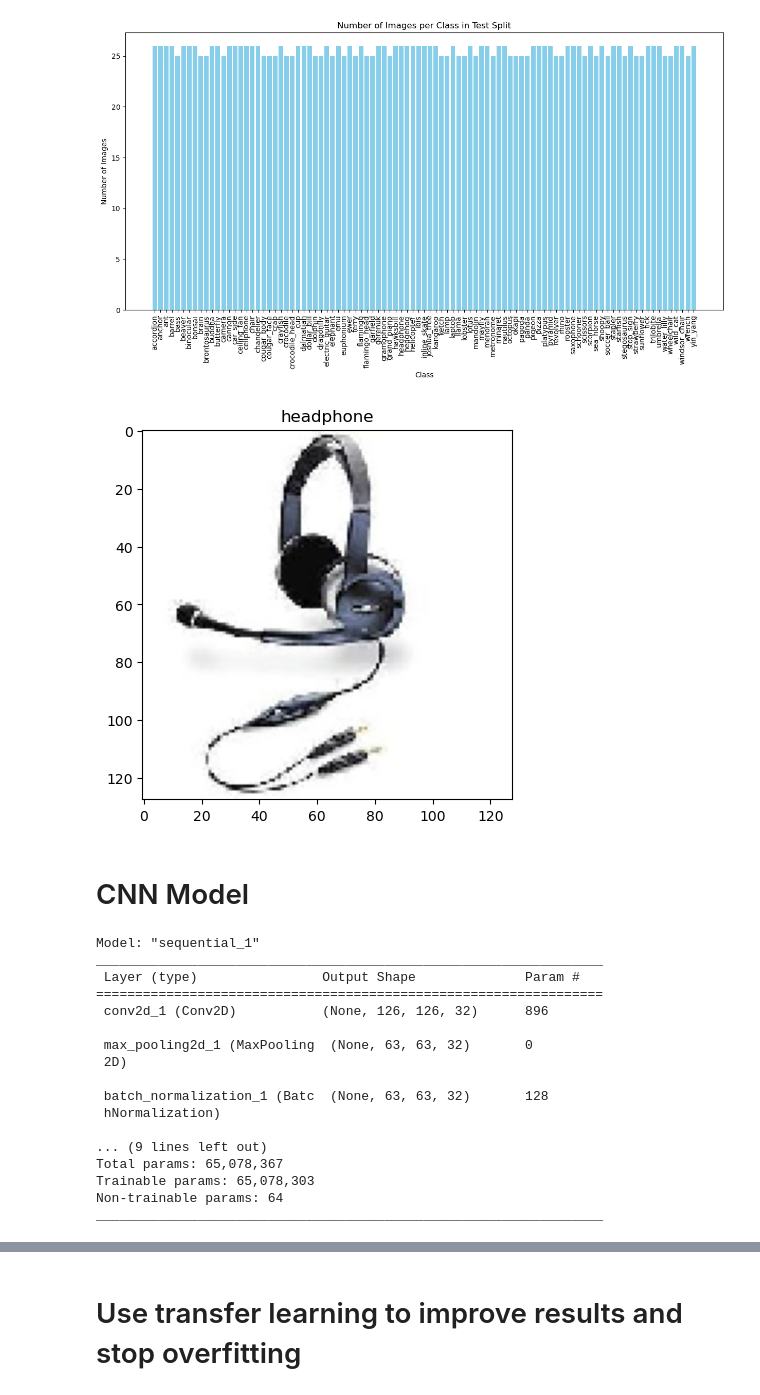
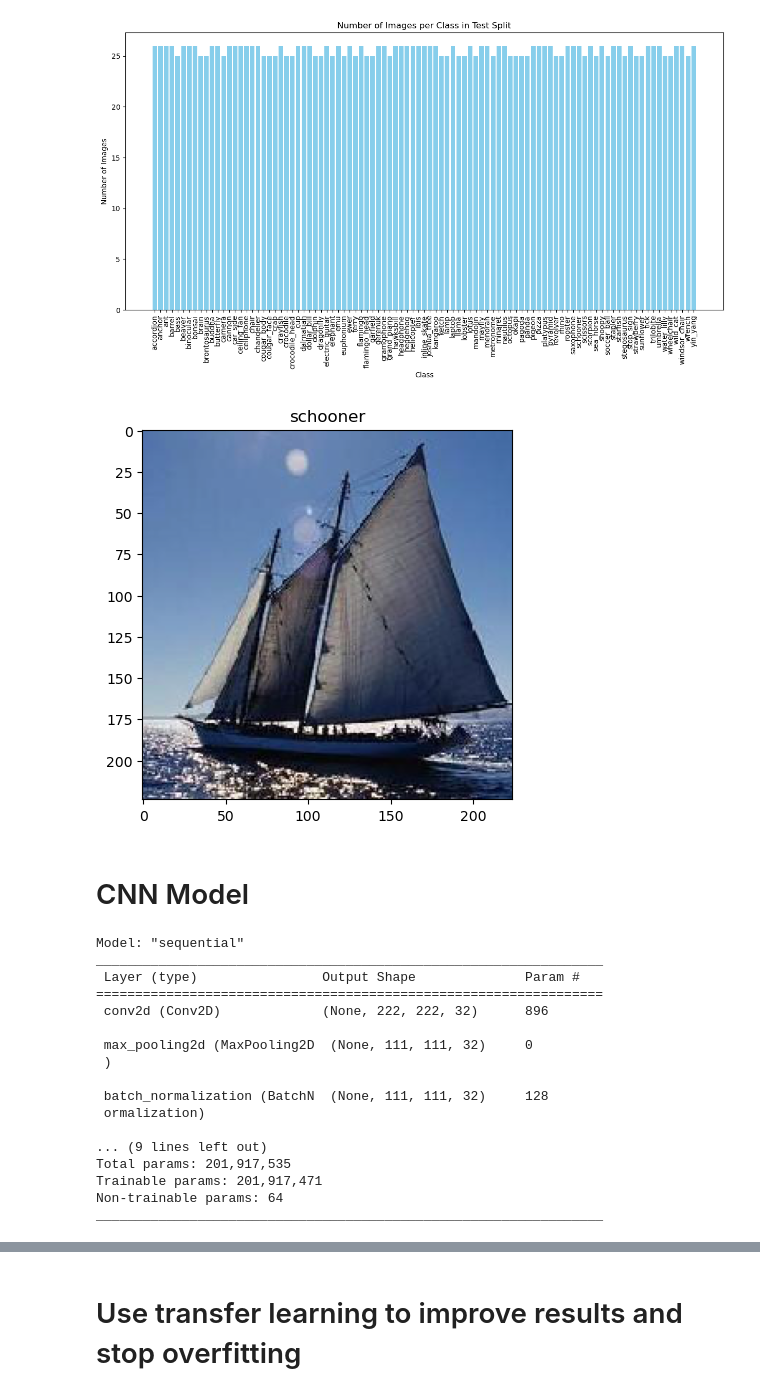
Before and after one commit to MrLFW/deeplearningcw, a Jupyter notebook: CNN.ipynb, the cells around one changed output, grey strips where cells are left out. Cells and saved outputs as stored; diff of their text form; code cells hidden in the pictures.

```diff
--- a/CNN.ipynb
+++ b/CNN.ipynb
@@ -16,8 +39,8 @@ import numpy as np
 # Preprocessing and Feature Engineering Data
 # %%
 directory = "caltech-101/101_ObjectCategories"
-img_height = 128
-img_width = 128
+img_height = 224
+img_width = 224
 
 exclude_classes = {"airplanes", "Motorbikes", "Faces", "Faces_easy", "watch", "Leopards"}
 images, labels, class_names = load_images_and_labels(directory, img_height, img_width, exclude_classes)
@@ -161,12 +322,12 @@ plt.show()
 [figure]
 # %%
 # shows a random augmented image
-index = random.randint(0, len(show_images))
-plt.imshow(balanced_images[index])
-plt.title(class_names[balanced_labels[index]])
+index = random.randint(0, len(x_train))
+plt.imshow(x_train[index].astype(np.float32))
+plt.title(class_names[y_train[index]])
 plt.show()
 # %% [output]
-[figure, old version]
+[figure, new version]
 # %% [markdown]
 # CNN Model
 # %%
@@ -183,21 +344,21 @@ model = tf.keras.models.Sequential([
 
 model.summary()
 # %% [output]
-Model: "sequential_1"
+Model: "sequential"
 _________________________________________________________________
  Layer (type)                Output Shape              Param #
 =================================================================
- conv2d_1 (Conv2D)           (None, 126, 126, 32)      896
+ conv2d (Conv2D)             (None, 222, 222, 32)      896
 
- max_pooling2d_1 (MaxPooling  (None, 63, 63, 32)       0
- 2D)
+ max_pooling2d (MaxPooling2D  (None, 111, 111, 32)     0
+ )
 
- batch_normalization_1 (Batc  (None, 63, 63, 32)       128
- hNormalization)
+ batch_normalization (BatchN  (None, 111, 111, 32)     128
+ ormalization)
 
 ... (9 lines left out)
-Total params: 65,078,367
-Trainable params: 65,078,303
+Total params: 201,917,535
+Trainable params: 201,917,471
 Non-trainable params: 64
 _________________________________________________________________
 # %%
```
Also changed, not shown: parts of 33 cells of this notebook, 3 other files.
